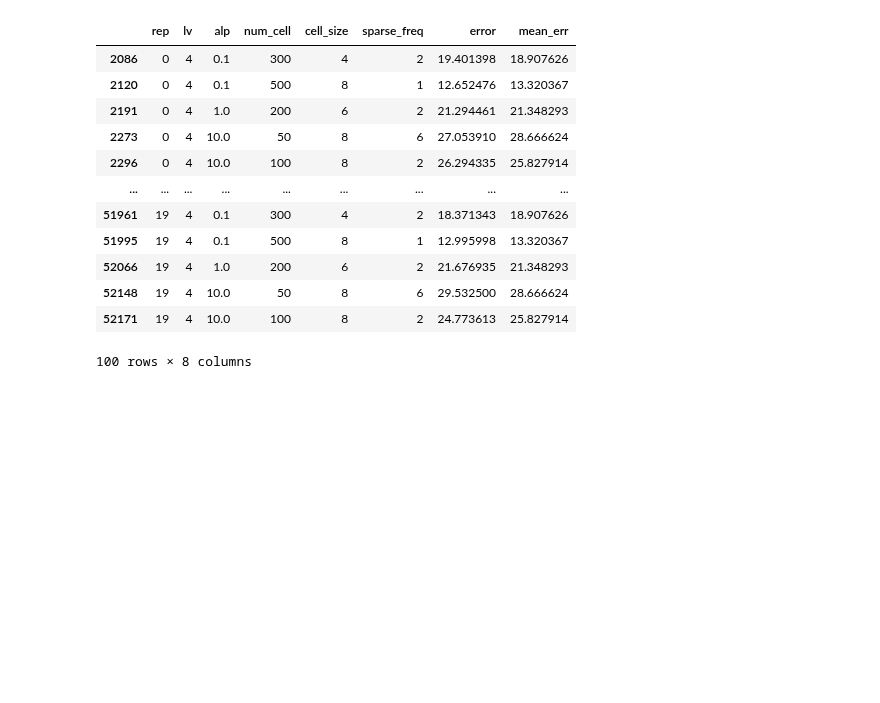
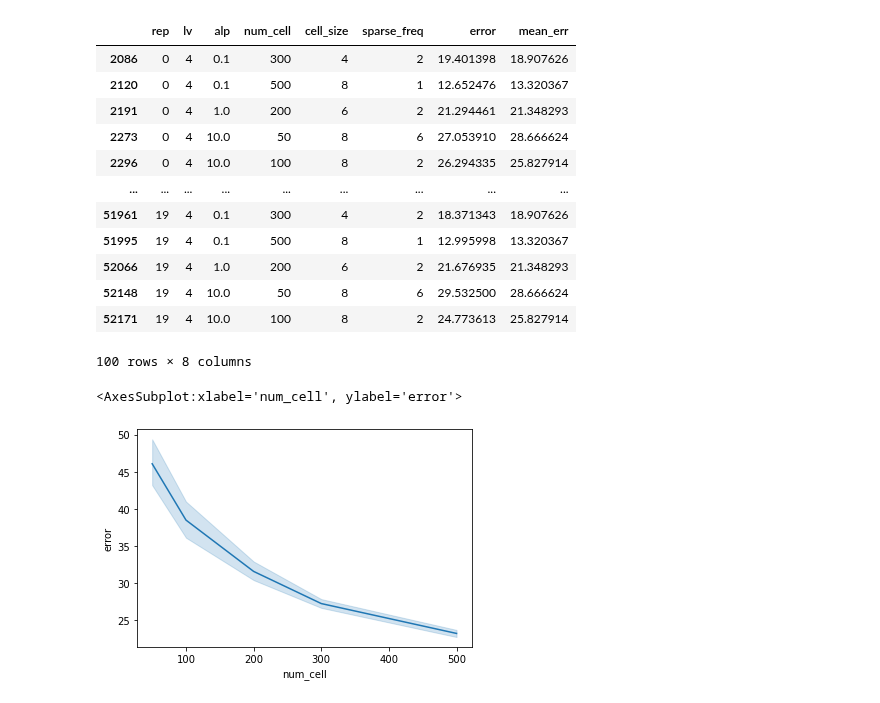
Before and after one commit to qkstngus000/Visual-Compressive-Sensing, a Jupyter notebook: experiment/method_figures/dwt_numcell_vs_error_graph.ipynb, the cells around one changed output. Cells and saved outputs as stored; diff of their text form; code cells hidden in the pictures; blank space fills up the shorter version.

```diff
--- a/experiment/method_figures/dwt_numcell_vs_error_graph.ipynb
+++ b/experiment/method_figures/dwt_numcell_vs_error_graph.ipynb
@@ -173,3 +173,8 @@ V1_plotting_data
 | 52148 | 19 | 4 | 10.0 | 50 | 8 | 6 | 29.532500 | 28.666624 |
 | 52171 | 19 | 4 | 10.0 | 100 | 8 | 2 | 24.773613 | 25.827914 |
 100 rows × 8 columns
+# %%
+sns.lineplot(data = pixel_plotting_data, x = 'num_cell', y = 'error')
+# %% [output]
+<AxesSubplot:xlabel='num_cell', ylabel='error'>
+[figure, added]
```
Also changed, not shown: 2 other files.
